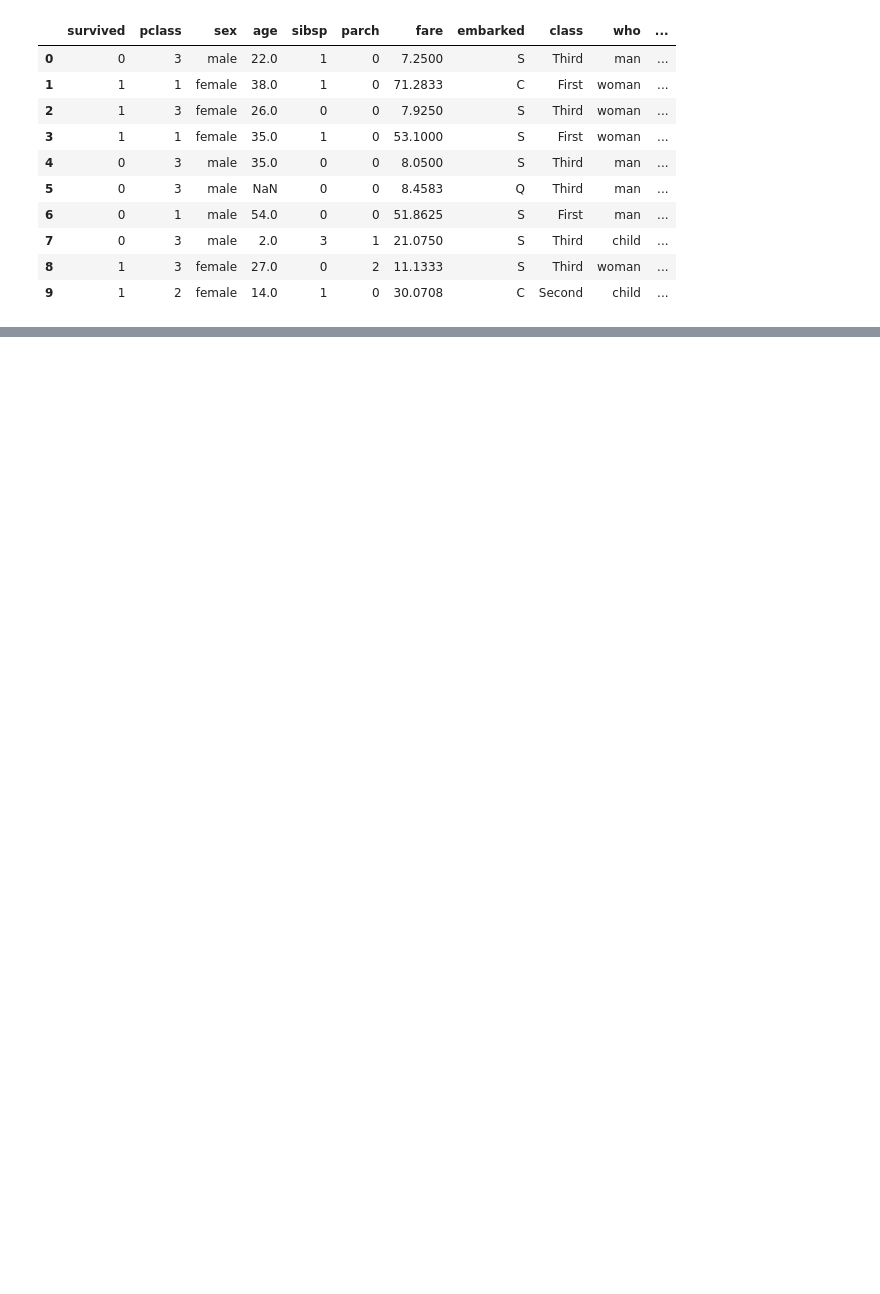
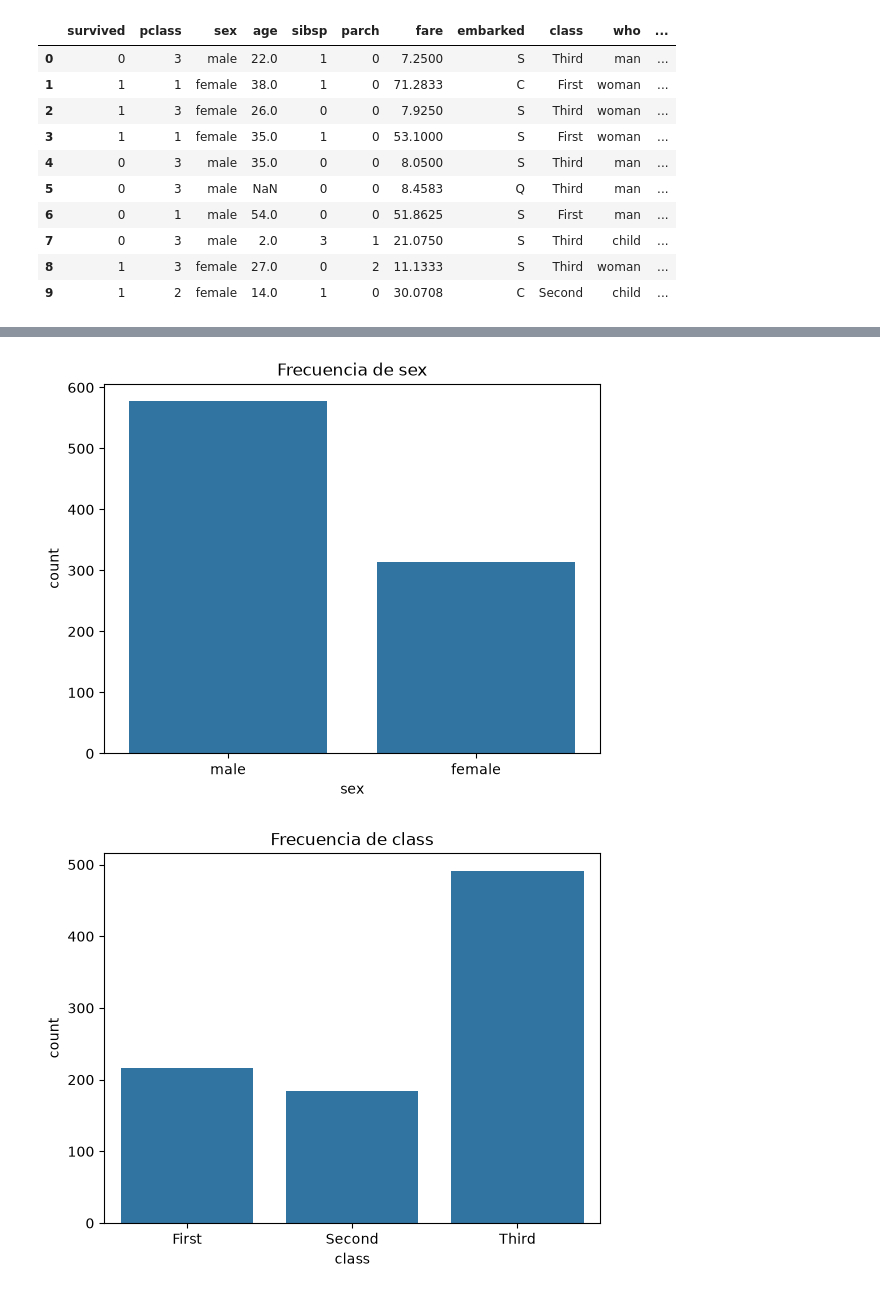
Before and after one commit to diegoayalavega1996-cmyk/clase-4, a Jupyter notebook: 20260821_31_EDA.ipynb, the cells around one changed output, grey strips where cells are left out. Drawn from its saved outputs; the diff is of its cells as text; code cells hidden in the pictures; blank space fills up the shorter version.

```diff
--- a/20260821_31_EDA.ipynb
+++ b/20260821_31_EDA.ipynb
@@ -16,0 +198,8 @@ df.head(10)
+# %%
+for col in ["sex", "class"]:
+    sns.countplot(data=df, x=col)
+    plt.title(f"Frecuencia de {col}")
+    plt.show()
+# %% [output]
+[figure, added]
+[figure, added]
```
Also changed, not shown: parts of 18 cells of this notebook, 3 other files.
